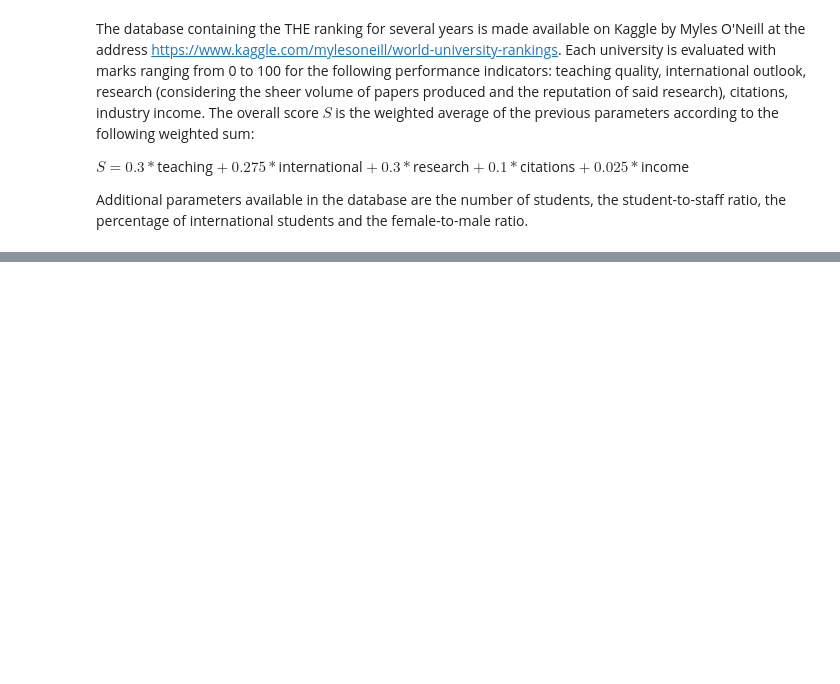
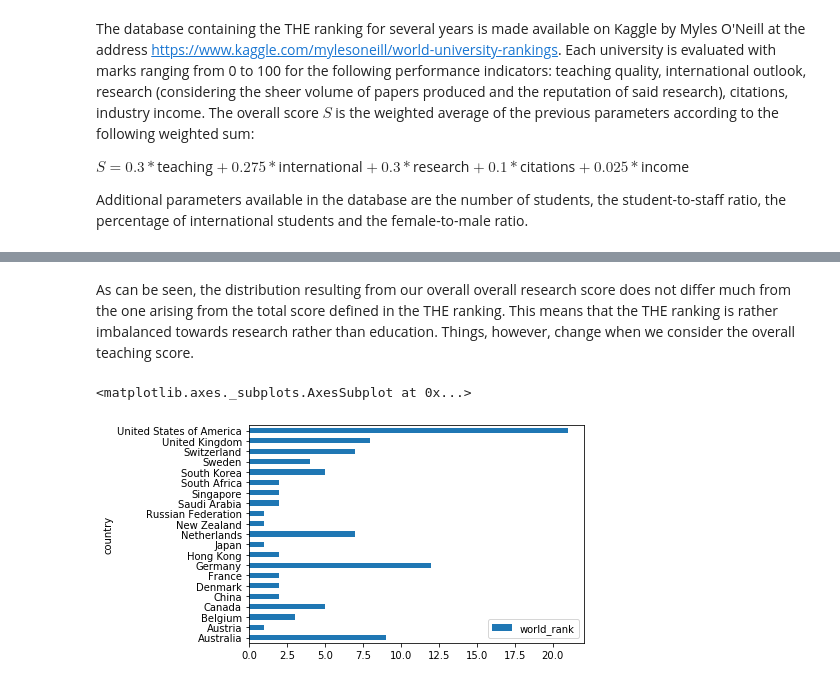
Before and after one commit to gabrielegrasso/Coursera_Capstone, a Jupyter notebook: university_performance.ipynb, the cells around one changed output, grey strips where cells are left out. Drawn from its saved outputs; the diff is of its cells as text; code cells hidden in the pictures; blank space fills up the shorter version.

```diff
--- a/university_performance.ipynb
+++ b/university_performance.ipynb
@@ -15,0 +170,7 @@ Additional parameters available in the database are the number of students, the
+# %% [markdown]
+As can be seen, the distribution resulting from our overall overall research score does not differ much from the one arising from the total score defined in the THE ranking. This means that the THE ranking is rather imbalanced towards research rather than education. Things, however, change when we consider the overall teaching score.
+# %%
+times2016.sort_values('teaching_score', ascending =False).iloc[0:99,:].groupby('country').count().plot.barh(y='world_rank')
+# %% [output]
+<matplotlib.axes._subplots.AxesSubplot at 0x...>
+[figure, added]
```
Also changed, not shown: parts of 61 cells of this notebook, 1 other file.
